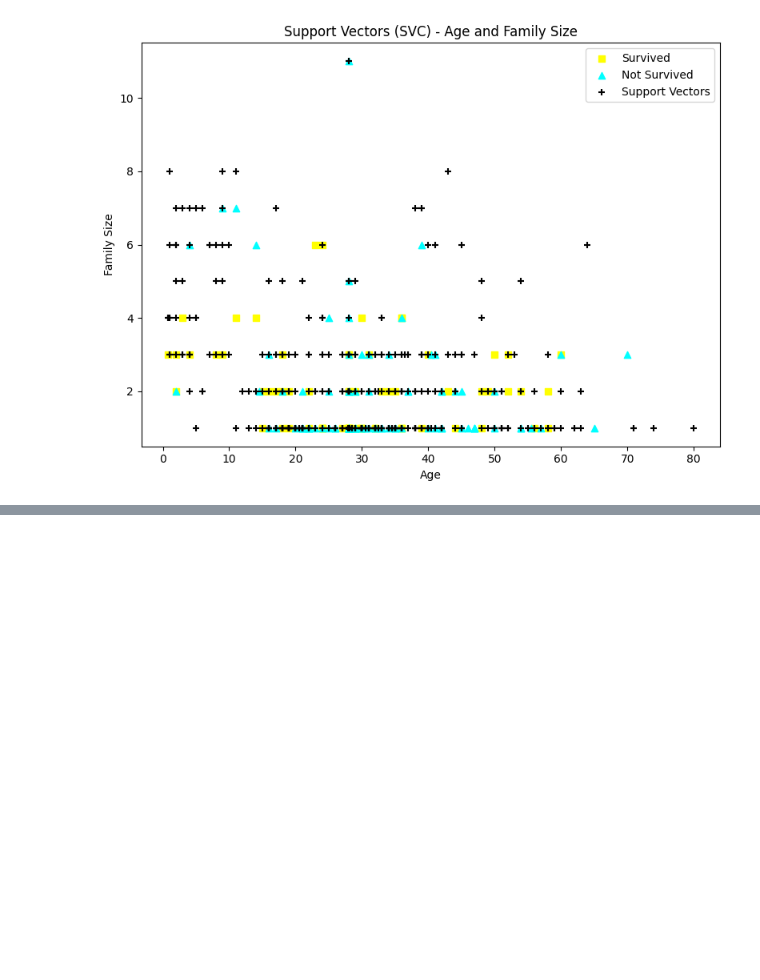
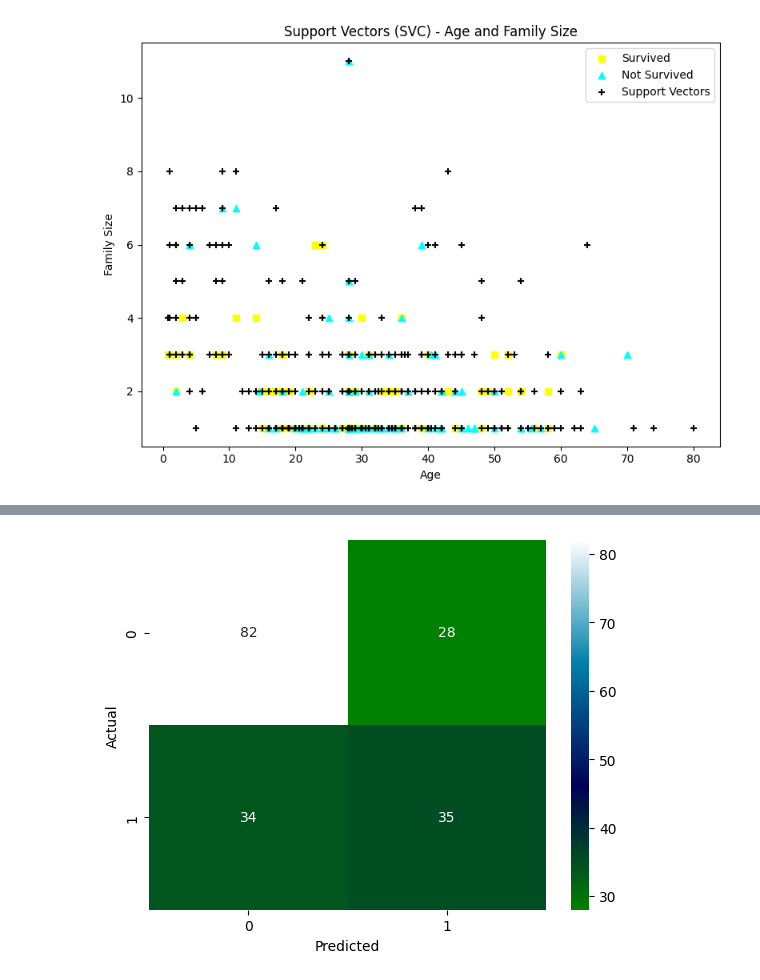
Before and after one commit to Bdowdle4/applied-ml-dowdle, a Jupyter notebook: lab03/ml03_dowdle.ipynb, the cells around one changed output, grey strips where cells are left out. Drawn from its saved outputs; the diff is of its cells as text; code cells hidden in the pictures; blank space fills up the shorter version.

```diff
--- a/lab03/ml03_dowdle.ipynb
+++ b/lab03/ml03_dowdle.ipynb
@@ -412,0 +418,7 @@ plt.show()
+# %%
+# Create neural network model
+nn_model = MLPClassifier(hidden_layer_sizes=(50, 25, 10), solver='lbfgs', max_iter=500)
+# Train the model
+nn_model.fit(X_train, y_train)
+# Confirm model is trained
+print(f"Number of iterations: {nn_model.n_iter_}")
@@ -412,0 +427,6 @@ plt.show()
+# %%
+# Predict the model
+y_pred_nn = nn_model.predict(X_test)
+# Evaluate the model
+print("Results for Neural Network on test data:")
+print(classification_report(y_test, y_pred_nn))
@@ -412,0 +443,13 @@ plt.show()
+# %%
+# Create confusion matrix
+cm_nn = confusion_matrix(y_test, y_pred_nn)
+# Create heatmap
+sns.heatmap(cm_nn, annot=True, cmap='ocean')
+# Labels
+plt.xlabel('Predicted')
+plt.ylabel('Actual')
+# Show the plot
+plt.tight_layout
+plt.show()
+# %% [output]
+[figure, added]
```
Also changed, not shown: parts of 5 cells of this notebook, 1 other file.
